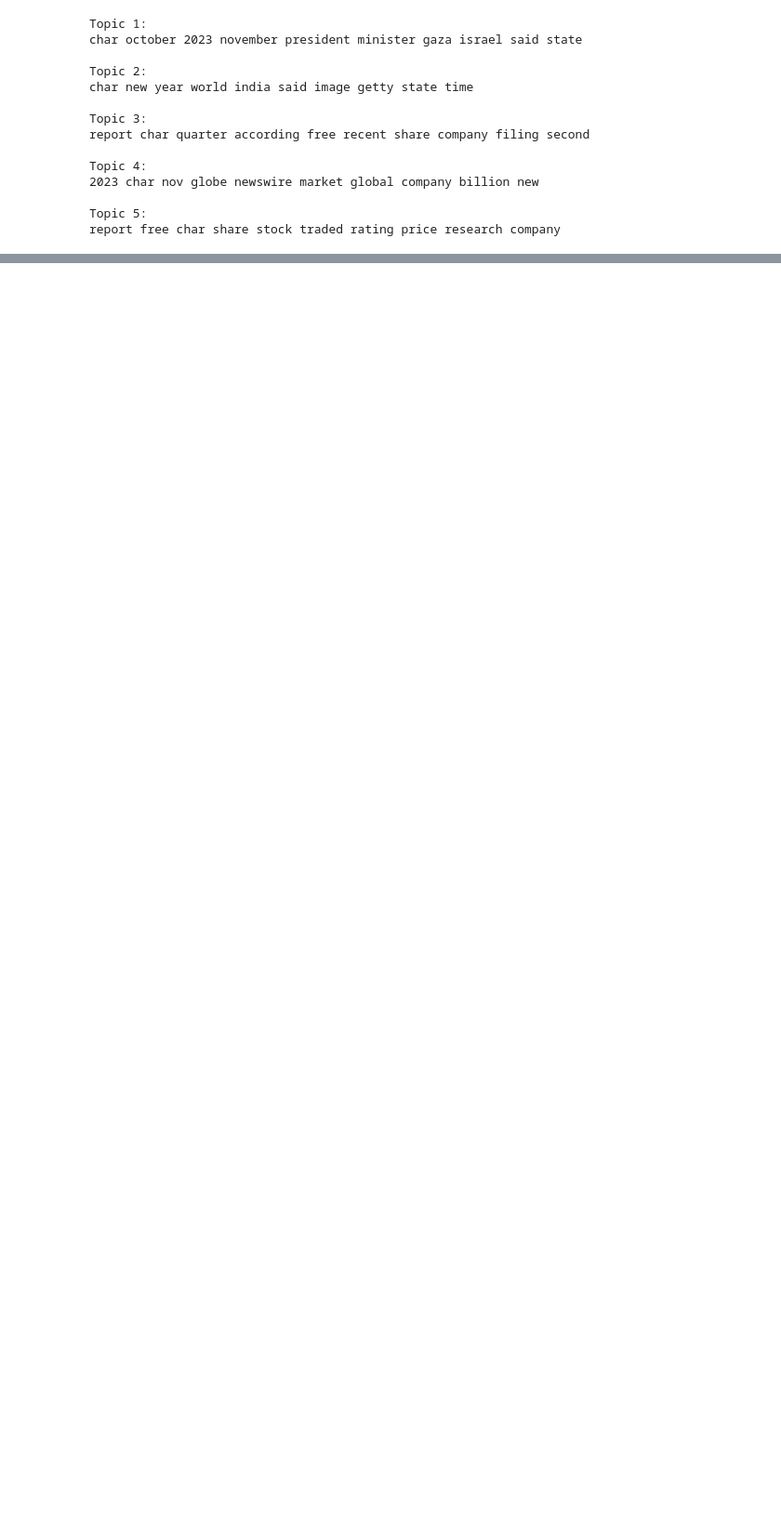
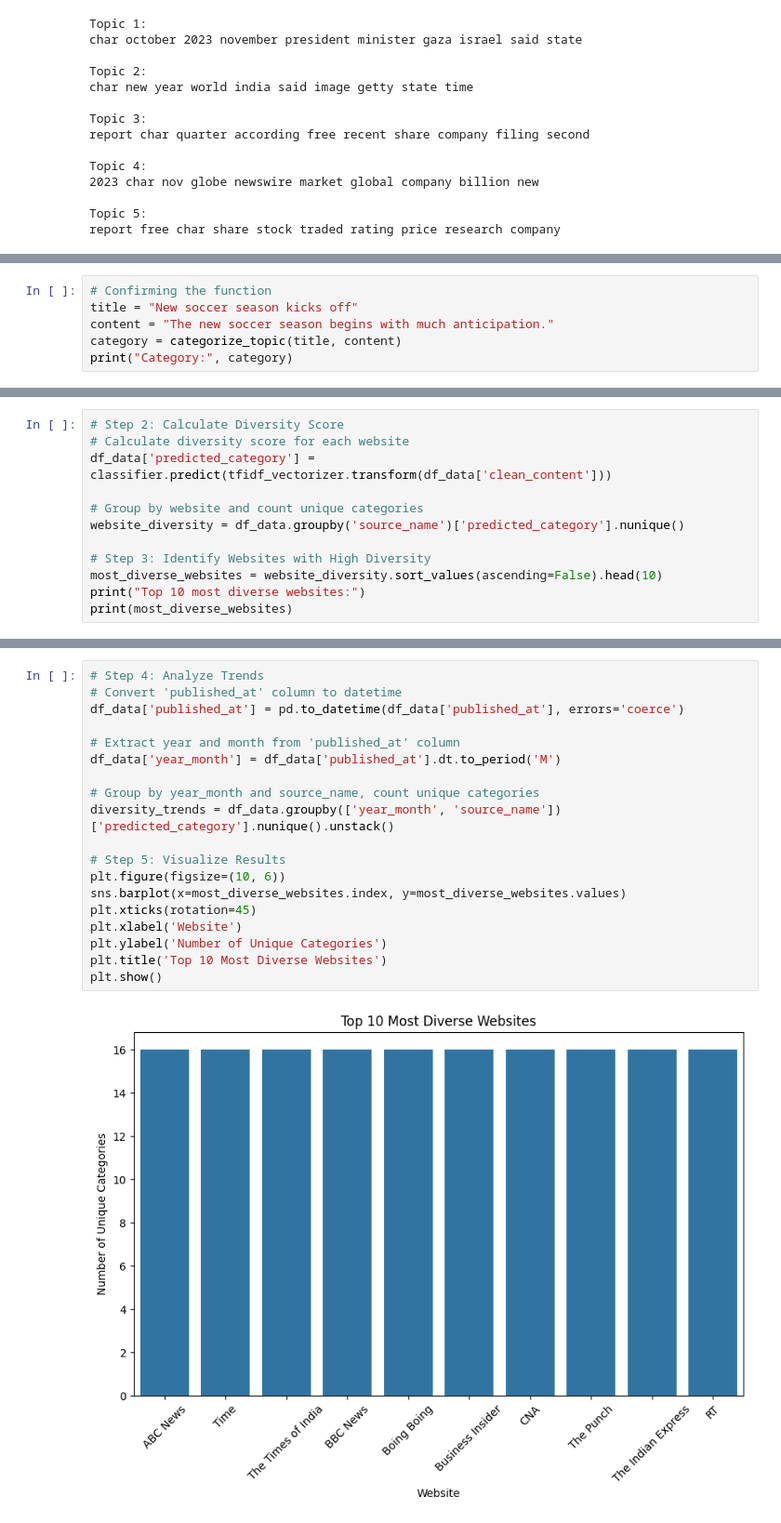
Before and after one commit to MoraaOntita/news_correlation_10ac_week0, a Jupyter notebook: Notebooks/week0.ipynb, the cells around one changed output, grey strips where cells are left out. Shown at 93% size. Drawn from its saved outputs; the diff is of its cells as text; blank space fills up the shorter version.

```diff
--- a/Notebooks/week0.ipynb
+++ b/Notebooks/week0.ipynb
@@ -883,0 +909,6 @@ report free char share stock traded rating price research company
+# %%
+# Confirming the function
+title = "New soccer season kicks off"
+content = "The new soccer season begins with much anticipation."
+category = categorize_topic(title, content)
+print("Category:", category)
@@ -883,0 +1025,12 @@ report free char share stock traded rating price research company
+# %%
+# Step 2: Calculate Diversity Score
+# Calculate diversity score for each website
+df_data['predicted_category'] = classifier.predict(tfidf_vectorizer.transform(df_data['clean_content']))
+
+# Group by website and count unique categories
+website_diversity = df_data.groupby('source_name')['predicted_category'].nunique()
+
+# Step 3: Identify Websites with High Diversity
+most_diverse_websites = website_diversity.sort_values(ascending=False).head(10)
+print("Top 10 most diverse websites:")
+print(most_diverse_websites)
@@ -883,0 +1051,21 @@ report free char share stock traded rating price research company
+# %%
+# Step 4: Analyze Trends
+# Convert 'published_at' column to datetime
+df_data['published_at'] = pd.to_datetime(df_data['published_at'], errors='coerce')
+
+# Extract year and month from 'published_at' column
+df_data['year_month'] = df_data['published_at'].dt.to_period('M')
+
+# Group by year_month and source_name, count unique categories
+diversity_trends = df_data.groupby(['year_month', 'source_name'])['predicted_category'].nunique().unstack()
+
+# Step 5: Visualize Results
+plt.figure(figsize=(10, 6))
+sns.barplot(x=most_diverse_websites.index, y=most_diverse_websites.values)
+plt.xticks(rotation=45)
+plt.xlabel('Website')
+plt.ylabel('Number of Unique Categories')
+plt.title('Top 10 Most Diverse Websites')
+plt.show()
+# %% [output]
+[figure, added]
```
Also changed, not shown: parts of 20 cells of this notebook, 1 other file.
